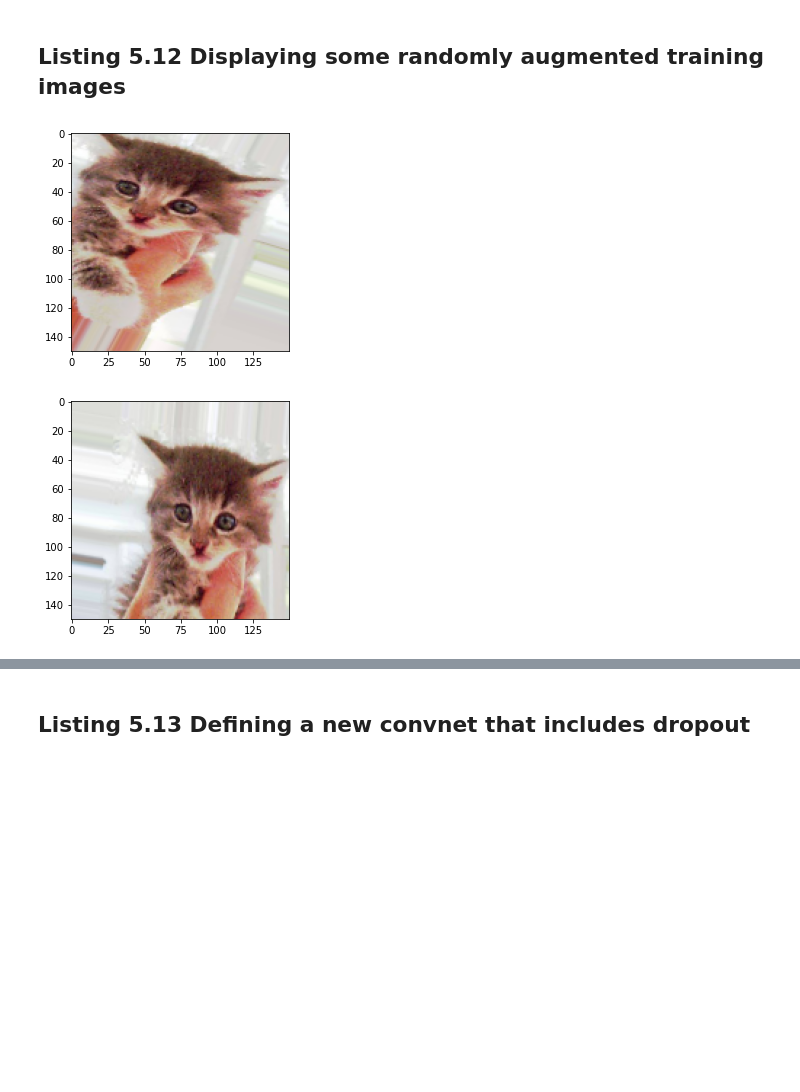
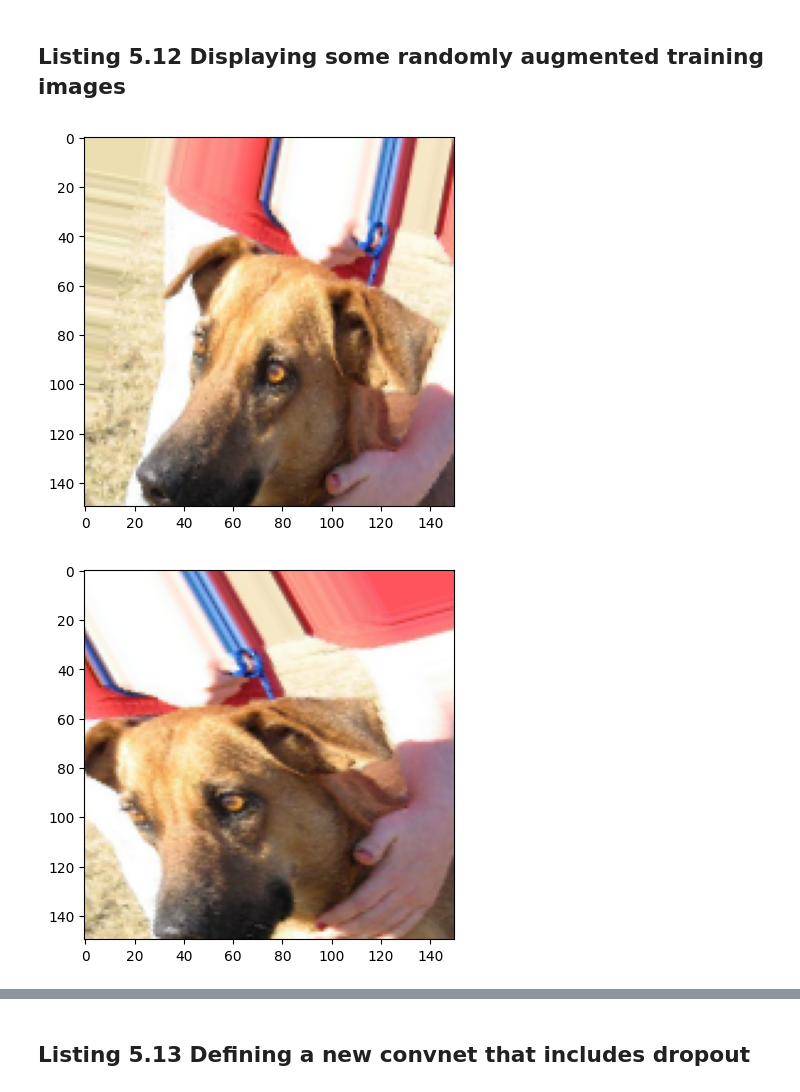
Before and after one commit to MuzammilMazharacca/PGD-Machine-Learning-Batch-6, a Jupyter notebook: Chapter5/dog_and_cat_2_example.ipynb, the cells around one changed output, grey strips where cells are left out. Cells and saved outputs as stored; diff of their text form; code cells hidden in the pictures; blank space fills up the shorter version.

```diff
--- a/Chapter5/dog_and_cat_2_example.ipynb
+++ b/Chapter5/dog_and_cat_2_example.ipynb
@@ -242,22 +269,22 @@ datagen = ImageDataGenerator(
 ## Listing 5.12 Displaying some randomly augmented training images
 # %%
 from tensorflow.keras.preprocessing import image
-fnames = [os.path.join(train_cats_dir, fname) for
-          fname in os.listdir(train_cats_dir)]
-img_path = fnames[3]
+fnames = [os.path.join(train_dogs_dir, fname) for
+          fname in os.listdir(train_dogs_dir)]
+img_path = fnames[12]
 img = image.load_img(img_path, target_size=(150, 150))
 
 
 x = image.img_to_array(img)
 x = x.reshape((1,) + x.shape)
 i=0
 for batch in datagen.flow(x, batch_size=1):
     plt.figure(i)
     imgplot = plt.imshow(image.array_to_img(batch[0]))
     i += 1
-    if i % 4 == 0:
+    if i % 10 == 0:
         break
 plt.show()
 # %% [output]
-[figure, old version]
+[figure, new version]
-[figure, old version]
+[figure, new version]
```
Also changed, not shown: parts of 11 cells of this notebook.
